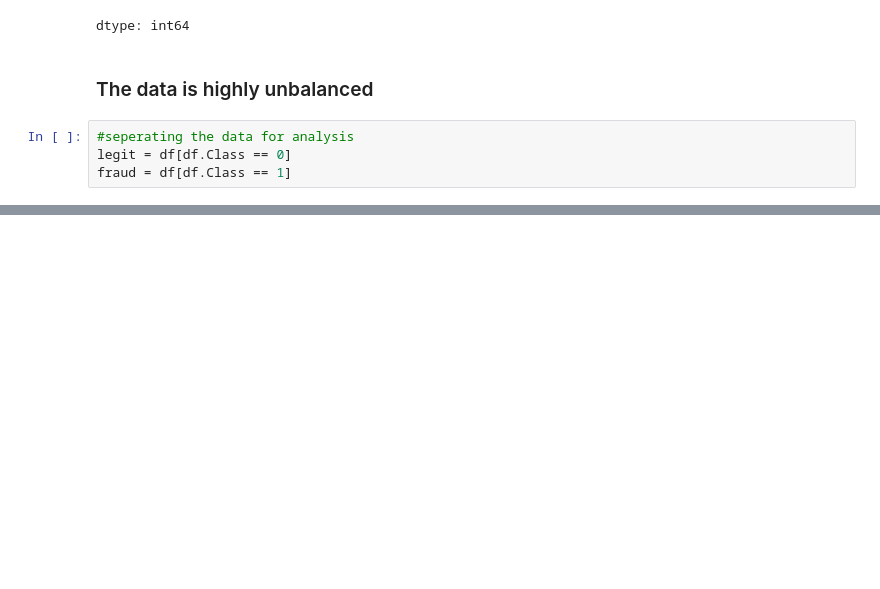
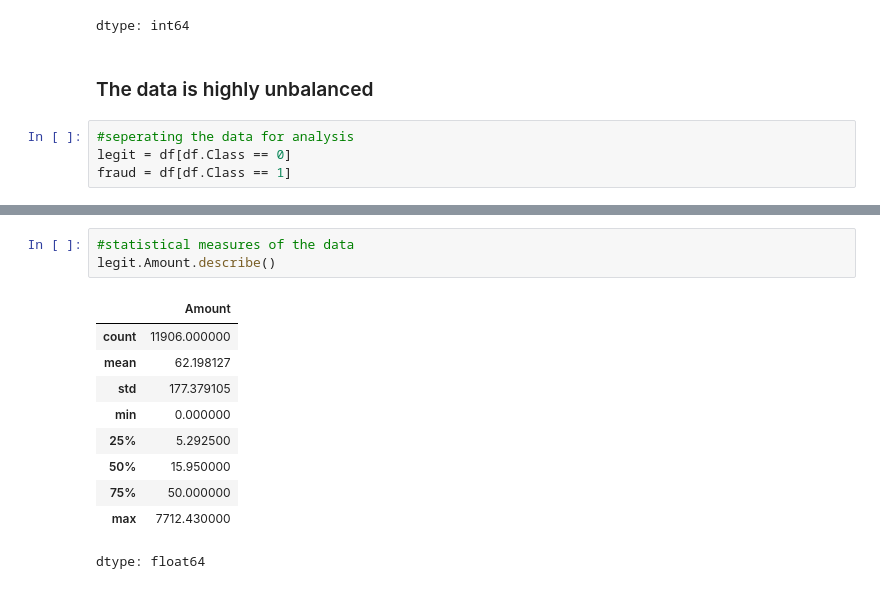
Before and after one commit to Syeda-Eman/Machine_Learning, a Jupyter notebook: Credit_Card_Fraud_Detection.ipynb, the cells around one changed output, grey strips where cells are left out. Saved outputs shown, nothing was run; the diff lists cells and outputs as text; blank space fills up the shorter version.

```diff
--- a/Credit_Card_Fraud_Detection.ipynb
+++ b/Credit_Card_Fraud_Detection.ipynb
@@ -73,0 +74,14 @@ print(fraud.shape)
+# %%
+#statistical measures of the data
+legit.Amount.describe()
+# %% [output]
+|  | Amount |
+| count | 11906.000000 |
+| mean | 62.198127 |
+| std | 177.379105 |
+| min | 0.000000 |
+| 25% | 5.292500 |
+| 50% | 15.950000 |
+| 75% | 50.000000 |
+| max | 7712.430000 |
+dtype: float64
```
Also changed, not shown: parts of 20 cells of this notebook.
